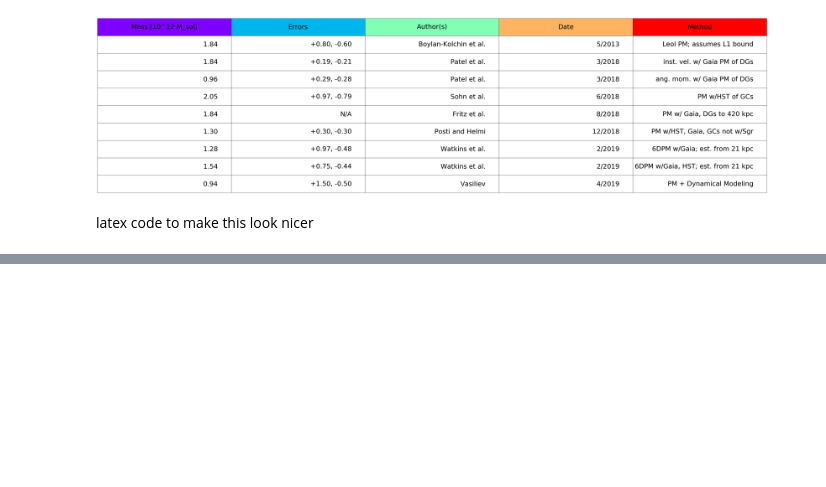
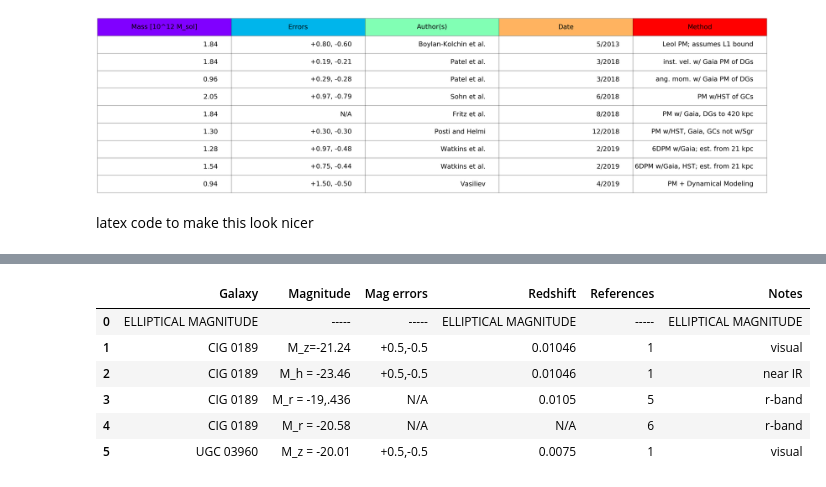
Before and after one commit to m4ese/intraClusterLight, a Jupyter notebook: MW_mass_table.ipynb, the cells around one changed output, grey strips where cells are left out. Cells and saved outputs as stored; diff of their text form; code cells hidden in the pictures; blank space fills up the shorter version.

```diff
--- a/MW_mass_table.ipynb
+++ b/MW_mass_table.ipynb
@@ -80,0 +148,16 @@ latex code to make this look nicer
+# %%
+isolated_elipticals_no_mass ={'Galaxy': ['ELLIPTICAL MAGNITUDE','CIG 0189','CIG 0189','CIG 0189','CIG 0189','UGC 03960'],
+'Magnitude' : ['-----','M_z=-21.24','M_h = -23.46','M_r = -19,.436','M_r = -20.58','M_z = -20.01'],
+'Mag errors' : ['-----','+0.5,-0.5','+0.5,-0.5','N/A','N/A', '+0.5,-0.5'],
+'Redshift' : ['ELLIPTICAL MAGNITUDE','0.01046','0.01046','0.0105','N/A','0.0075'],
+'References' : ['-----','1','1','5','6','1'],
+'Notes': ['ELLIPTICAL MAGNITUDE','visual','near IR','r-band','r-band','visual']}
+pd.DataFrame(data=isolated_elipticals_no_mass)
+# %% [output]
+|  | Galaxy | Magnitude | Mag errors | Redshift | References | Notes |
+| 0 | ELLIPTICAL MAGNITUDE | ----- | ----- | ELLIPTICAL MAGNITUDE | ----- | ELLIPTICAL MAGNITUDE |
+| 1 | CIG 0189 | M_z=-21.24 | +0.5,-0.5 | 0.01046 | 1 | visual |
+| 2 | CIG 0189 | M_h = -23.46 | +0.5,-0.5 | 0.01046 | 1 | near IR |
+| 3 | CIG 0189 | M_r = -19,.436 | N/A | 0.0105 | 5 | r-band |
+| 4 | CIG 0189 | M_r = -20.58 | N/A | N/A | 6 | r-band |
+| 5 | UGC 03960 | M_z = -20.01 | +0.5,-0.5 | 0.0075 | 1 | visual |
```
Also changed, not shown: parts of 6 cells of this notebook, 4 other files.
